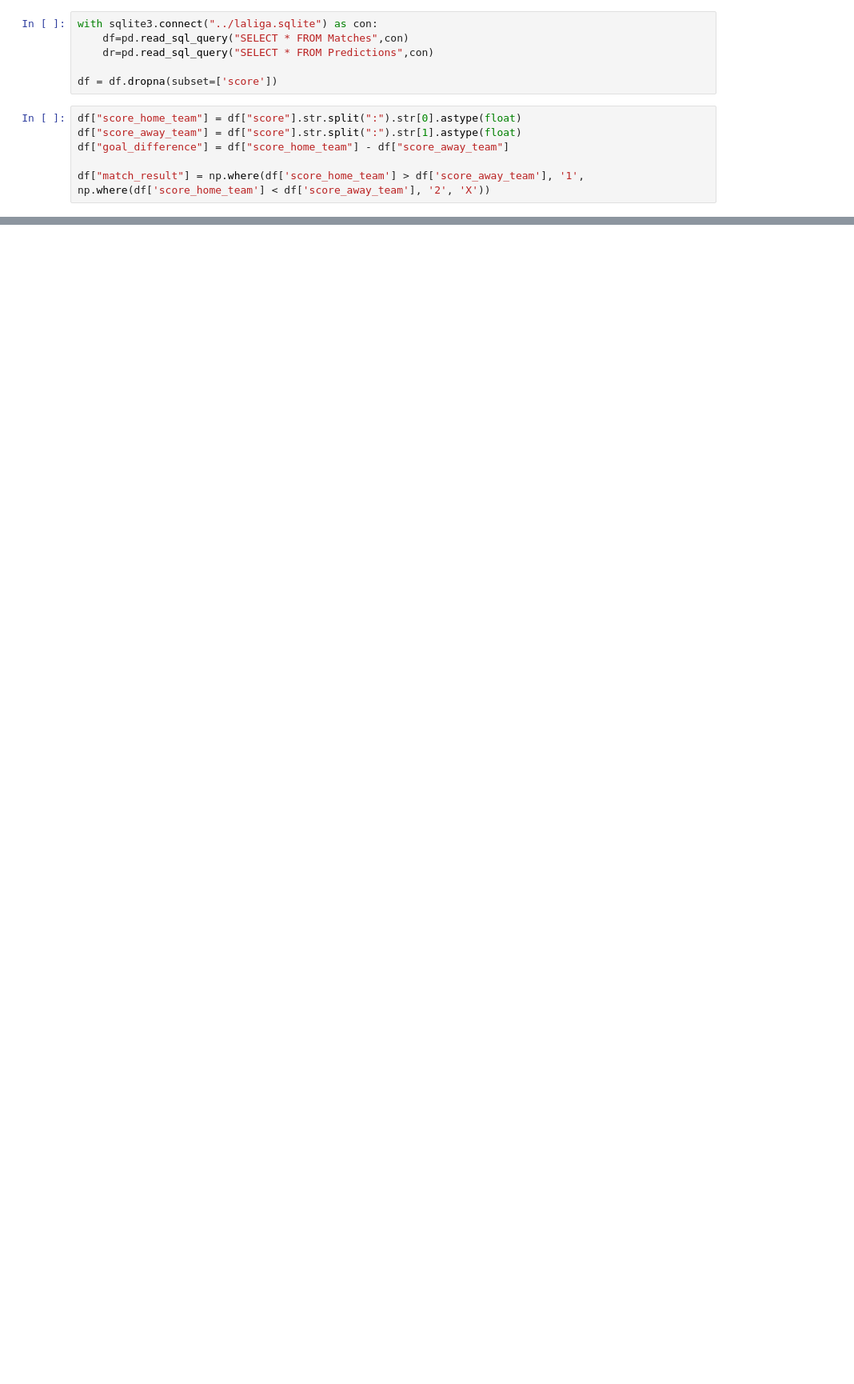
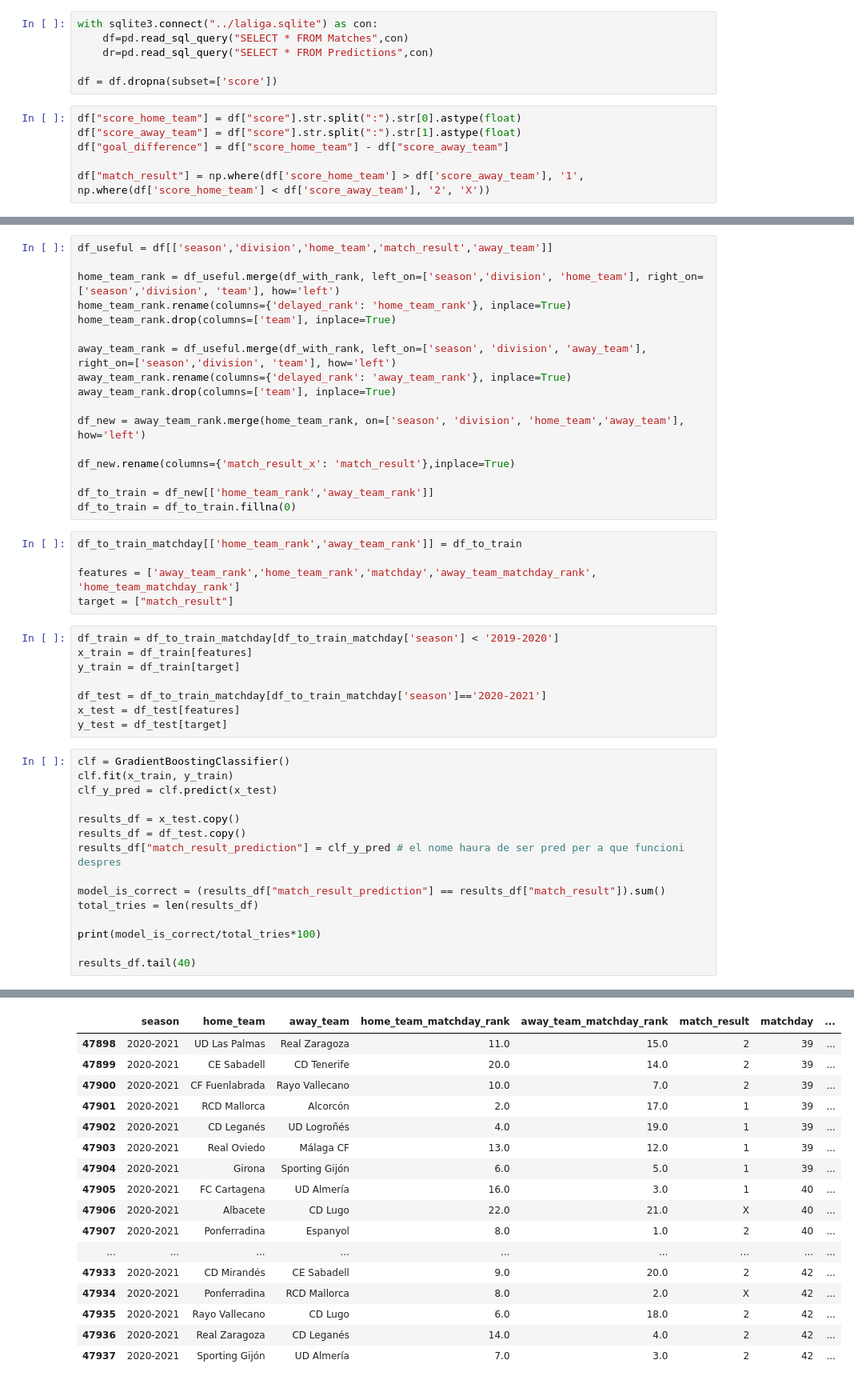
Before and after one commit to coders-unidas/la-quiniela, a Jupyter notebook: analysis/third_model_both.ipynb, the cells around one changed output, grey strips where cells are left out. Shown at 80% size. Drawn from its saved outputs; the diff is of its cells as text; blank space fills up the shorter version.

```diff
--- a/analysis/third_model_both.ipynb
+++ b/analysis/third_model_both.ipynb
@@ -65,0 +143,46 @@ df_with_rank = df_classification_ordered[['season','division','matchday','team',
+# %%
+df_useful = df[['season','division','home_team','match_result','away_team']]
+
+home_team_rank = df_useful.merge(df_with_rank, left_on=['season','division', 'home_team'], right_on=['season','division', 'team'], how='left')
+home_team_rank.rename(columns={'delayed_rank': 'home_team_rank'}, inplace=True)
+home_team_rank.drop(columns=['team'], inplace=True)
+
+away_team_rank = df_useful.merge(df_with_rank, left_on=['season', 'division', 'away_team'], right_on=['season','division', 'team'], how='left')
+away_team_rank.rename(columns={'delayed_rank': 'away_team_rank'}, inplace=True)
+away_team_rank.drop(columns=['team'], inplace=True)
+
+df_new = away_team_rank.merge(home_team_rank, on=['season', 'division', 'home_team','away_team'], how='left')
+
+df_new.rename(columns={'match_result_x': 'match_result'},inplace=True)
+
+df_to_train = df_new[['home_team_rank','away_team_rank']]
+df_to_train = df_to_train.fillna(0)
+# %%
+df_to_train_matchday[['home_team_rank','away_team_rank']] = df_to_train
+
+features = ['away_team_rank','home_team_rank','matchday','away_team_matchday_rank', 'home_team_matchday_rank']
+target = ["match_result"]
+# %%
+df_train = df_to_train_matchday[df_to_train_matchday['season'] < '2019-2020']
+x_train = df_train[features]
+y_train = df_train[target]
+
+df_test = df_to_train_matchday[df_to_train_matchday['season']=='2020-2021']
+x_test = df_test[features]
+y_test = df_test[target]
+# %%
+clf = GradientBoostingClassifier()
+clf.fit(x_train, y_train)
+clf_y_pred = clf.predict(x_test)
+
+results_df = x_test.copy()
+results_df = df_test.copy()
+results_df["match_result_prediction"] = clf_y_pred # el nome haura de ser pred per a que funcioni despres
+
+model_is_correct = (results_df["match_result_prediction"] == results_df["match_result"]).sum()
+total_tries = len(results_df)
+
+print(model_is_correct/total_tries*100)
+
+results_df.tail(40)
+# %% [output]
@@ -65,0 +190,17 @@ df_with_rank = df_classification_ordered[['season','division','matchday','team',
+|  | season | home_team | away_team | home_team_matchday_rank | away_team_matchday_rank | match_result | matchday | ... |
+| 47898 | 2020-2021 | UD Las Palmas | Real Zaragoza | 11.0 | 15.0 | 2 | 39 | ... |
+| 47899 | 2020-2021 | CE Sabadell | CD Tenerife | 20.0 | 14.0 | 2 | 39 | ... |
+| 47900 | 2020-2021 | CF Fuenlabrada | Rayo Vallecano | 10.0 | 7.0 | 2 | 39 | ... |
+| 47901 | 2020-2021 | RCD Mallorca | Alcorcón | 2.0 | 17.0 | 1 | 39 | ... |
+| 47902 | 2020-2021 | CD Leganés | UD Logroñés | 4.0 | 19.0 | 1 | 39 | ... |
+| 47903 | 2020-2021 | Real Oviedo | Málaga CF | 13.0 | 12.0 | 1 | 39 | ... |
+| 47904 | 2020-2021 | Girona | Sporting Gijón | 6.0 | 5.0 | 1 | 39 | ... |
+| 47905 | 2020-2021 | FC Cartagena | UD Almería | 16.0 | 3.0 | 1 | 40 | ... |
+| 47906 | 2020-2021 | Albacete | CD Lugo | 22.0 | 21.0 | X | 40 | ... |
+| 47907 | 2020-2021 | Ponferradina | Espanyol | 8.0 | 1.0 | 2 | 40 | ... |
+| ... | ... | ... | ... | ... | ... | ... | ... | ... |
+| 47933 | 2020-2021 | CD Mirandés | CE Sabadell | 9.0 | 20.0 | 2 | 42 | ... |
+| 47934 | 2020-2021 | Ponferradina | RCD Mallorca | 8.0 | 2.0 | X | 42 | ... |
+| 47935 | 2020-2021 | Rayo Vallecano | CD Lugo | 6.0 | 18.0 | 2 | 42 | ... |
+| 47936 | 2020-2021 | Real Zaragoza | CD Leganés | 14.0 | 4.0 | 2 | 42 | ... |
+| 47937 | 2020-2021 | Sporting Gijón | UD Almería | 7.0 | 3.0 | 2 | 42 | ... |
```
Also changed, not shown: parts of 3 cells of this notebook, 1 other file.
